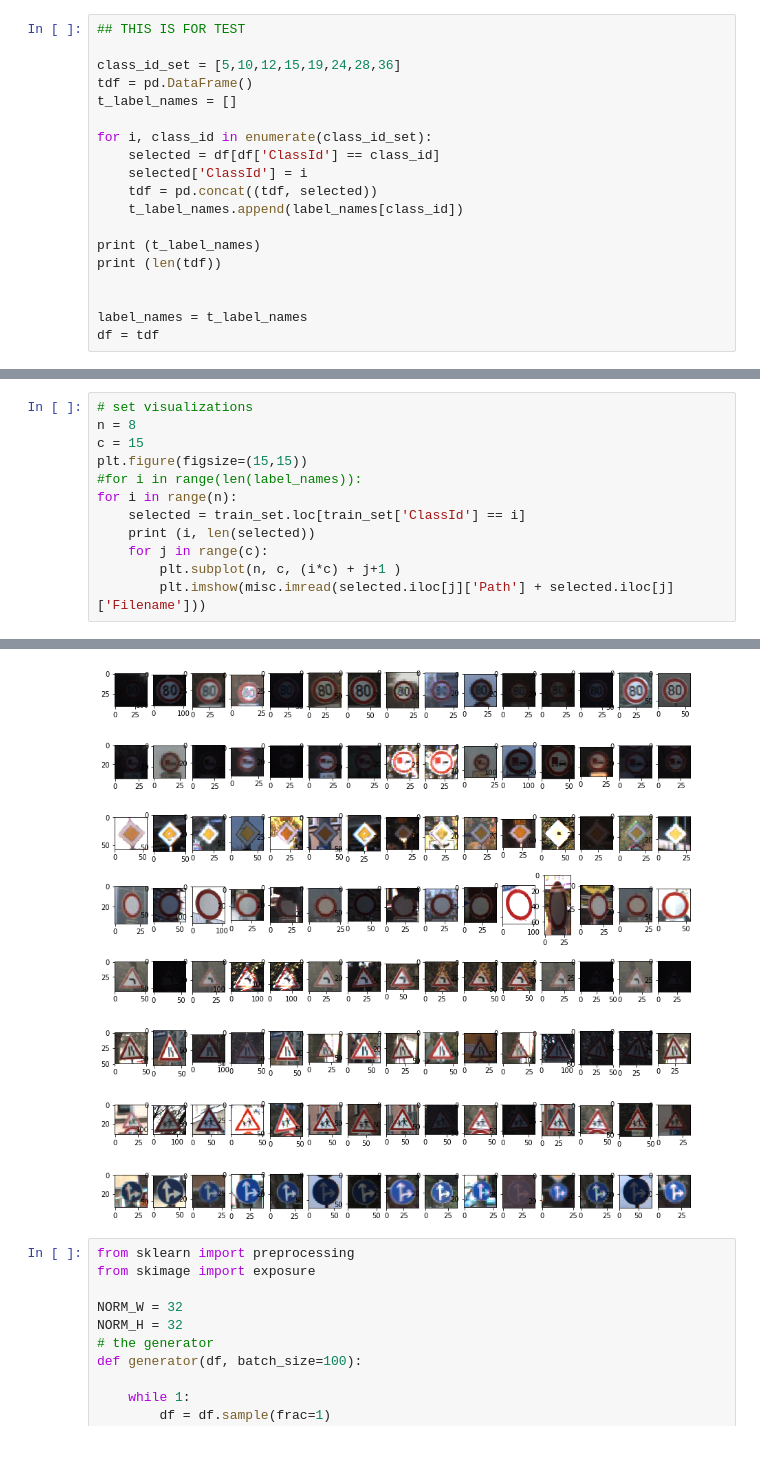
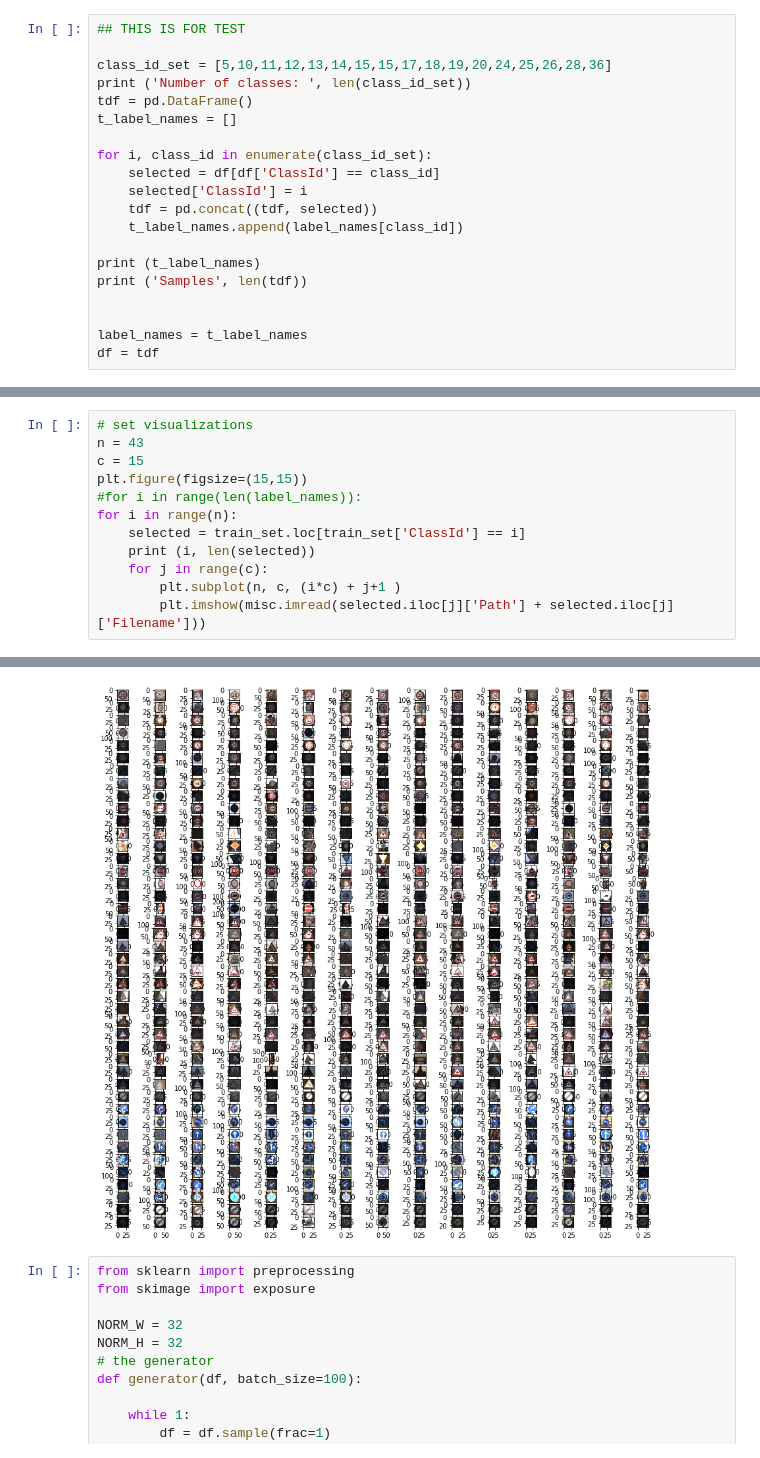
Before and after one commit to tempflip/Traffic_Sign_Classifier_Workshop, a Jupyter notebook: project.ipynb, the cells around one changed output, grey strips where cells are left out. Cells and saved outputs as stored; diff of their text form.

```diff
--- a/project.ipynb
+++ b/project.ipynb
@@ -35,7 +36,8 @@ Points in set: 39209
 # %%
 ## THIS IS FOR TEST
 
-class_id_set = [5,10,12,15,19,24,28,36]
+class_id_set = [5,10,11,12,13,14,15,15,17,18,19,20,24,25,26,28,36]
+print ('Number of classes: ', len(class_id_set))
 tdf = pd.DataFrame()
 t_label_names = []
 
@@ -46,7 +48,7 @@ for i, class_id in enumerate(class_id_set):
     t_label_names.append(label_names[class_id])
 
 print (t_label_names)
-print (len(tdf))
+print ('Samples', len(tdf))
 
 
 label_names = t_label_names
@@ -110,6 +113,6 @@ Count of adjusted train set: 16000
 # %%
 # set visualizations
-n = 8
+n = 43
 c = 15
 plt.figure(figsize=(15,15))
 #for i in range(len(label_names)):
@@ -131,4 +143,4 @@ for i in range(n):
-[figure, old version]
+[figure, new version]
 # %%
 from sklearn import preprocessing
 from skimage import exposure
```
Also changed, not shown: parts of 12 cells of this notebook.
